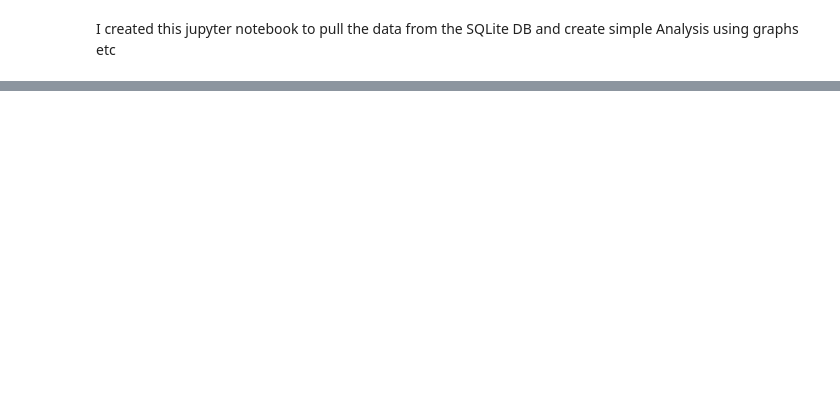
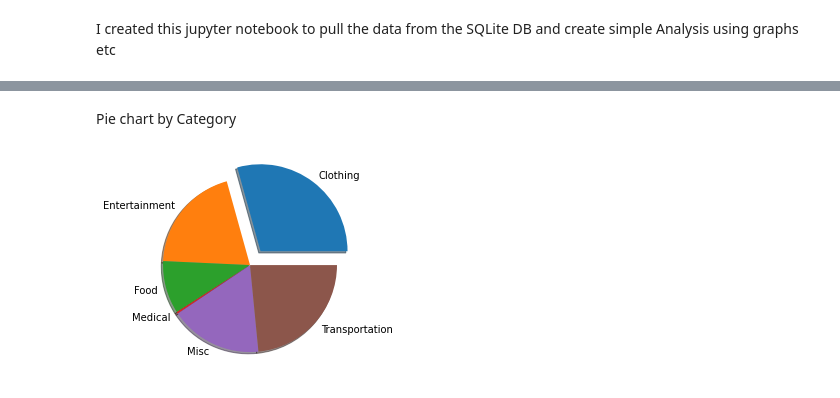
Before and after one commit to yolojo/ExpenseTracker1.0, a Jupyter notebook: Expense_Analyze.ipynb, the cells around one changed output, grey strips where cells are left out. Saved outputs shown, nothing was run; the diff lists cells and outputs as text; code cells hidden in the pictures; blank space fills up the shorter version.

```diff
--- a/Expense_Analyze.ipynb
+++ b/Expense_Analyze.ipynb
@@ -30,0 +31,4 @@ df_pivot.plot(kind = "bar", xlabel="Date", ylabel="Amount Spent", title="Expense
+# %%
+df_pivot_2 = df.pivot_table(values = "Amount", index = ["Category"], columns = ["Date"], aggfunc = "sum")
+df_pivot_2["Total"] = df_pivot_2.sum(axis =1)
+df_pivot_2
@@ -30,0 +44,10 @@ df_pivot.plot(kind = "bar", xlabel="Date", ylabel="Amount Spent", title="Expense
+# %% [markdown]
+Pie chart by Category
+# %%
+y = np.array(df_pivot_2["Total"])
+x = list(df_pivot.columns)
+myexplode = [0.2, 0, 0, 0, 0, 0]
+plt.pie(y, labels = x, explode = myexplode, shadow = True)
+plt.show()
+# %% [output]
+[figure, added]
```
Also changed, not shown: parts of 2 cells of this notebook.
